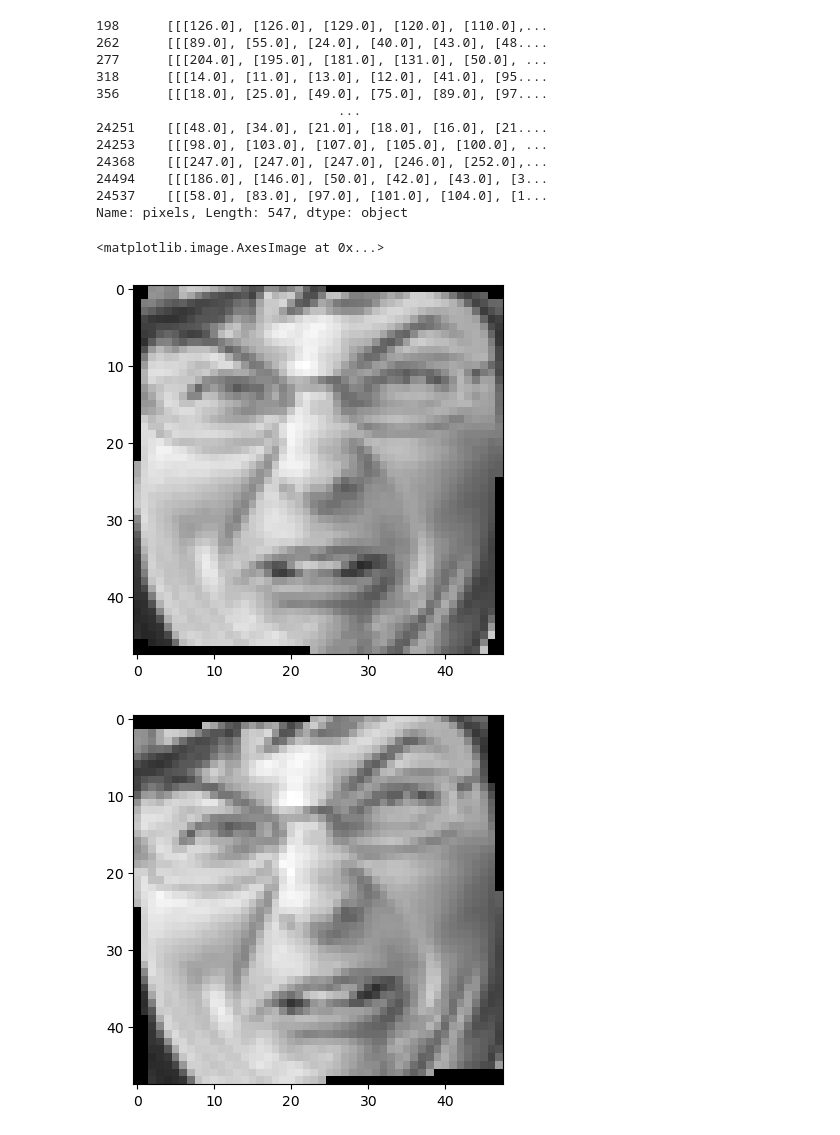
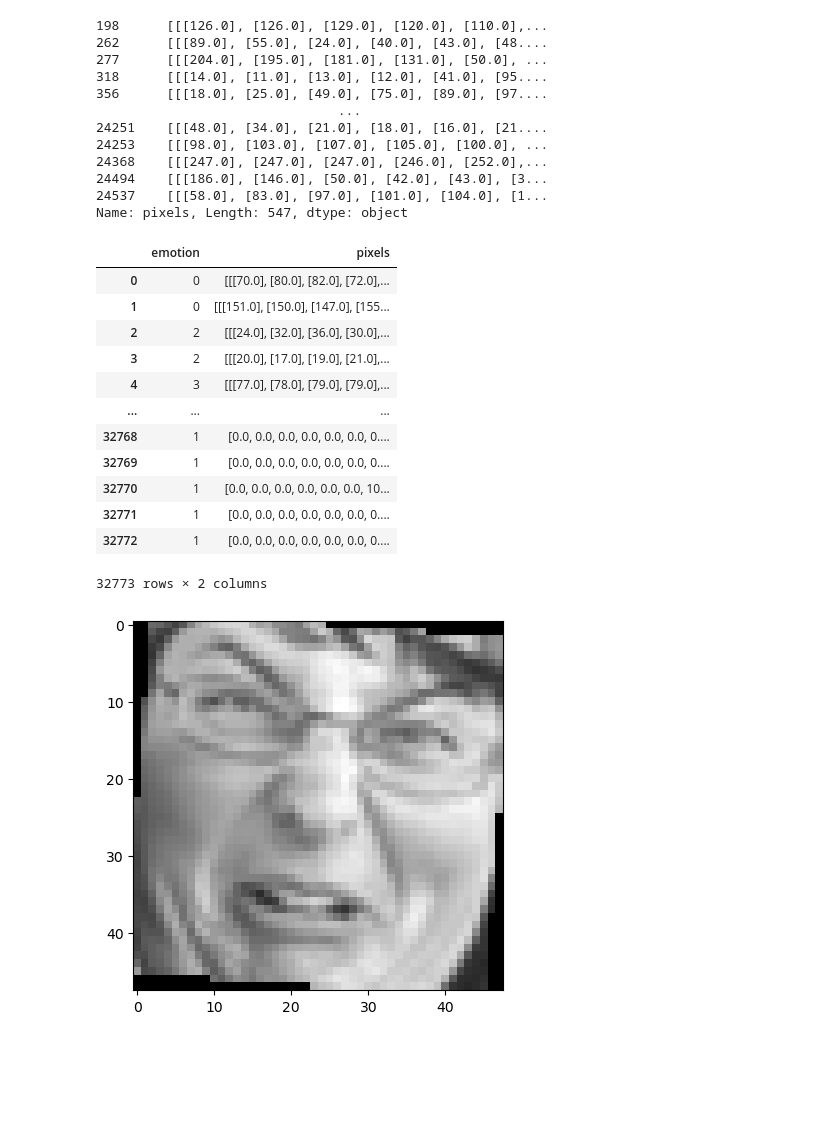
Before and after one commit to sabheen9/CapStone3-Facial_Expression_Classification, a Jupyter notebook: notebooks/Facial_Expression_Classification.ipynb, the cells around one changed output. Drawn from its saved outputs; the diff is of its cells as text; code cells hidden in the pictures; blank space fills up the shorter version.

```diff
--- a/notebooks/Facial_Expression_Classification.ipynb
+++ b/notebooks/Facial_Expression_Classification.ipynb
@@ -156,33 +200,60 @@ Name: pixels, Length: 547, dtype: object
 num_augmentations = 15
 
 # Create an array to store augmented images
 augmented_images = []
 
 # Loop through each input image
 for image in disgust_images['pixels']:
     # Ensure that each image has a consistent shape (48, 48)
     image = image.reshape(48, 48)
 
     for _ in range(num_augmentations):
         # Rotate the image by a random angle between -20 and 20 degrees
         rotated_image = ndimage.rotate(image, np.random.uniform(-20, 20), reshape=False)
 
         # Flip the image horizontally (left to right) with a 50% probability
         if np.random.choice([True, False]):
             rotated_image = np.fliplr(rotated_image)
 
         # Scale the image by a random factor between 0.8 and 1.2
         scale_factor = np.random.uniform(0.8, 1.2)
         scaled_image = cv2.resize(rotated_image, (48, 48), interpolation=cv2.INTER_LINEAR)
 
         # Append the augmented image to the list
         augmented_images.append(scaled_image)
 
 # Convert the list of augmented images back to a NumPy array
 augmented_images = np.array(augmented_images)
 
-augmented_images[3]
+augmented_images[240]
 plt.imshow(augmented_images[3].squeeze(),cmap='gray')
+
+# Assuming 'augmented_images' is a list of augmented images
+
+# Flatten each image in 'augmented_images' to a 1D array
+flattened_images = [image.flatten() for image in augmented_images]
+
+# Create an array of emotion labels with the same value (1) as the length of 'flattened_images'
+emotions = [1] * len(flattened_images)
+
+# Create a DataFrame for the augmented data
+augmented_df = pd.DataFrame({'emotion': emotions, 'pixels': flattened_images})
+
+# Concatenate the augmented DataFrame with your original DataFrame 'df'
+df = pd.concat([df, augmented_df], ignore_index=True)
+df
 # %% [output]
+|  | emotion | pixels |
+| 0 | 0 | [[[70.0], [80.0], [82.0], [72.0],... |
+| 1 | 0 | [[[151.0], [150.0], [147.0], [155... |
+| 2 | 2 | [[[24.0], [32.0], [36.0], [30.0],... |
+| 3 | 2 | [[[20.0], [17.0], [19.0], [21.0],... |
+| 4 | 3 | [[[77.0], [78.0], [79.0], [79.0],... |
+| ... | ... | ... |
+| 32768 | 1 | [0.0, 0.0, 0.0, 0.0, 0.0, 0.0, 0.... |
+| 32769 | 1 | [0.0, 0.0, 0.0, 0.0, 0.0, 0.0, 0.... |
+| 32770 | 1 | [0.0, 0.0, 0.0, 0.0, 0.0, 0.0, 10... |
+| 32771 | 1 | [0.0, 0.0, 0.0, 0.0, 0.0, 0.0, 0.... |
+| 32772 | 1 | [0.0, 0.0, 0.0, 0.0, 0.0, 0.0, 0.... |
-<matplotlib.image.AxesImage at 0x...>
+32773 rows × 2 columns
-[figure, old version]
+[figure, new version]
@@ -222,4 +259,0 @@ def data_augmentation(augmentation_num,Images):
-# %%
-data_augmentation(15,disgust_images['pixels'])
-# %% [output]
-[figure, removed]
```
Also changed, not shown: parts of 6 cells of this notebook.
